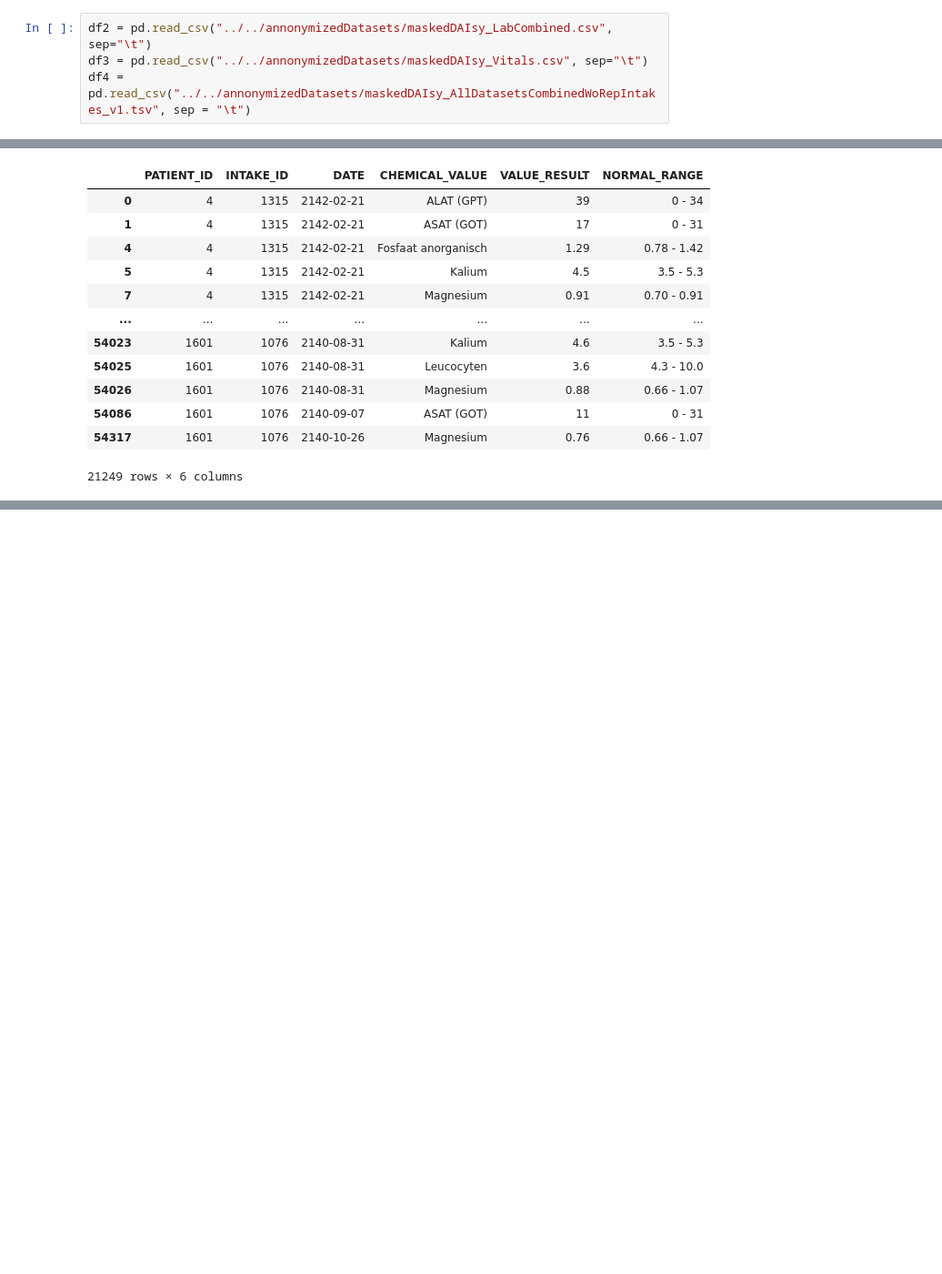
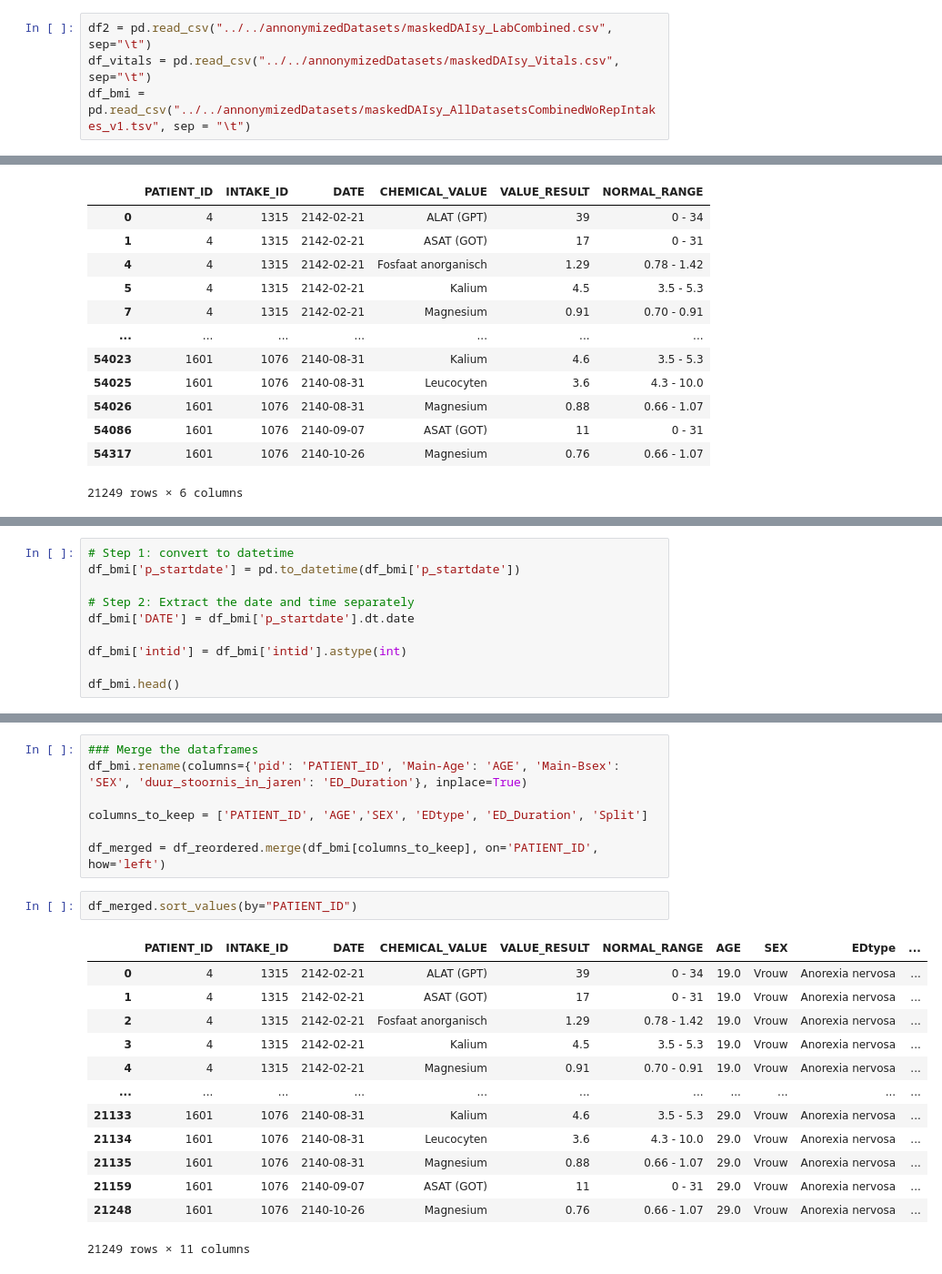
Before and after one commit to puckkwaspen/BEP_RFS, a Jupyter notebook: EDA.ipynb, the cells around one changed output, grey strips where cells are left out. Shown at 91% size. Cells and saved outputs as stored; diff of their text form; blank space fills up the shorter version.

Commit message:
merging datasets

```diff
--- a/EDA.ipynb
+++ b/EDA.ipynb
@@ -59,8 +76,8 @@ df_pivot.head(20)
 ### Combining the DataFrames
 # %%
 df2 = pd.read_csv("../../annonymizedDatasets/maskedDAIsy_LabCombined.csv", sep="\t")
-df3 = pd.read_csv("../../annonymizedDatasets/maskedDAIsy_Vitals.csv", sep="\t")
-df4 = pd.read_csv("../../annonymizedDatasets/maskedDAIsy_AllDatasetsCombinedWoRepIntakes_v1.tsv", sep = "\t")
+df_vitals = pd.read_csv("../../annonymizedDatasets/maskedDAIsy_Vitals.csv", sep="\t")
+df_bmi = pd.read_csv("../../annonymizedDatasets/maskedDAIsy_AllDatasetsCombinedWoRepIntakes_v1.tsv", sep = "\t")
 # %%
 items = ['Kalium', 'Leucocyten', 'ALAT (GPT)', 'ASAT (GOT)', 'Fosfaat anorganisch', 'Magnesium', 'Glucose (n.n.)']
 
@@ -134,3 +153,13 @@ df3.sort_values(by="pid")
 | 87697 | 1606 | 1637 | Train | 1 | 2143-10-13 17:12:28 | Body Mass Index | 168.0 | 38.8 | 2143-10-13 | 17:12:28 |
 | 88204 | 1606 | 1637 | Train | 2 | 2143-07-11 15:40:07 | Body Mass Index | 168.0 | 39.7 | 2143-07-11 | 15:40:07 |
 90140 rows × 10 columns
+# %%
+# Step 1: convert to datetime
+df_bmi['p_startdate'] = pd.to_datetime(df_bmi['p_startdate'])
+
+# Step 2: Extract the date and time separately
+df_bmi['DATE'] = df_bmi['p_startdate'].dt.date
+
+df_bmi['intid'] = df_bmi['intid'].astype(int)
+
+df_bmi.head()
@@ -136,0 +174,23 @@ df3.sort_values(by="pid")
+# %%
+### Merge the dataframes
+df_bmi.rename(columns={'pid': 'PATIENT_ID', 'Main-Age': 'AGE', 'Main-Bsex': 'SEX', 'duur_stoornis_in_jaren': 'ED_Duration'}, inplace=True)
+
+columns_to_keep = ['PATIENT_ID', 'AGE','SEX', 'EDtype', 'ED_Duration', 'Split']
+
+df_merged = df_reordered.merge(df_bmi[columns_to_keep], on='PATIENT_ID', how='left')
+# %%
+df_merged.sort_values(by="PATIENT_ID")
+# %% [output]
+|  | PATIENT_ID | INTAKE_ID | DATE | CHEMICAL_VALUE | VALUE_RESULT | NORMAL_RANGE | AGE | SEX | EDtype | ... |
+| 0 | 4 | 1315 | 2142-02-21 | ALAT (GPT) | 39 | 0 - 34 | 19.0 | Vrouw | Anorexia nervosa | ... |
+| 1 | 4 | 1315 | 2142-02-21 | ASAT (GOT) | 17 | 0 - 31 | 19.0 | Vrouw | Anorexia nervosa | ... |
+| 2 | 4 | 1315 | 2142-02-21 | Fosfaat anorganisch | 1.29 | 0.78 - 1.42 | 19.0 | Vrouw | Anorexia nervosa | ... |
+| 3 | 4 | 1315 | 2142-02-21 | Kalium | 4.5 | 3.5 - 5.3 | 19.0 | Vrouw | Anorexia nervosa | ... |
+| 4 | 4 | 1315 | 2142-02-21 | Magnesium | 0.91 | 0.70 - 0.91 | 19.0 | Vrouw | Anorexia nervosa | ... |
+| ... | ... | ... | ... | ... | ... | ... | ... | ... | ... | ... |
+| 21133 | 1601 | 1076 | 2140-08-31 | Kalium | 4.6 | 3.5 - 5.3 | 29.0 | Vrouw | Anorexia nervosa | ... |
+| 21134 | 1601 | 1076 | 2140-08-31 | Leucocyten | 3.6 | 4.3 - 10.0 | 29.0 | Vrouw | Anorexia nervosa | ... |
+| 21135 | 1601 | 1076 | 2140-08-31 | Magnesium | 0.88 | 0.66 - 1.07 | 29.0 | Vrouw | Anorexia nervosa | ... |
+| 21159 | 1601 | 1076 | 2140-09-07 | ASAT (GOT) | 11 | 0 - 31 | 29.0 | Vrouw | Anorexia nervosa | ... |
+| 21248 | 1601 | 1076 | 2140-10-26 | Magnesium | 0.76 | 0.66 - 1.07 | 29.0 | Vrouw | Anorexia nervosa | ... |
+21249 rows × 11 columns
```
Also changed, not shown: parts of 3 cells of this notebook.
